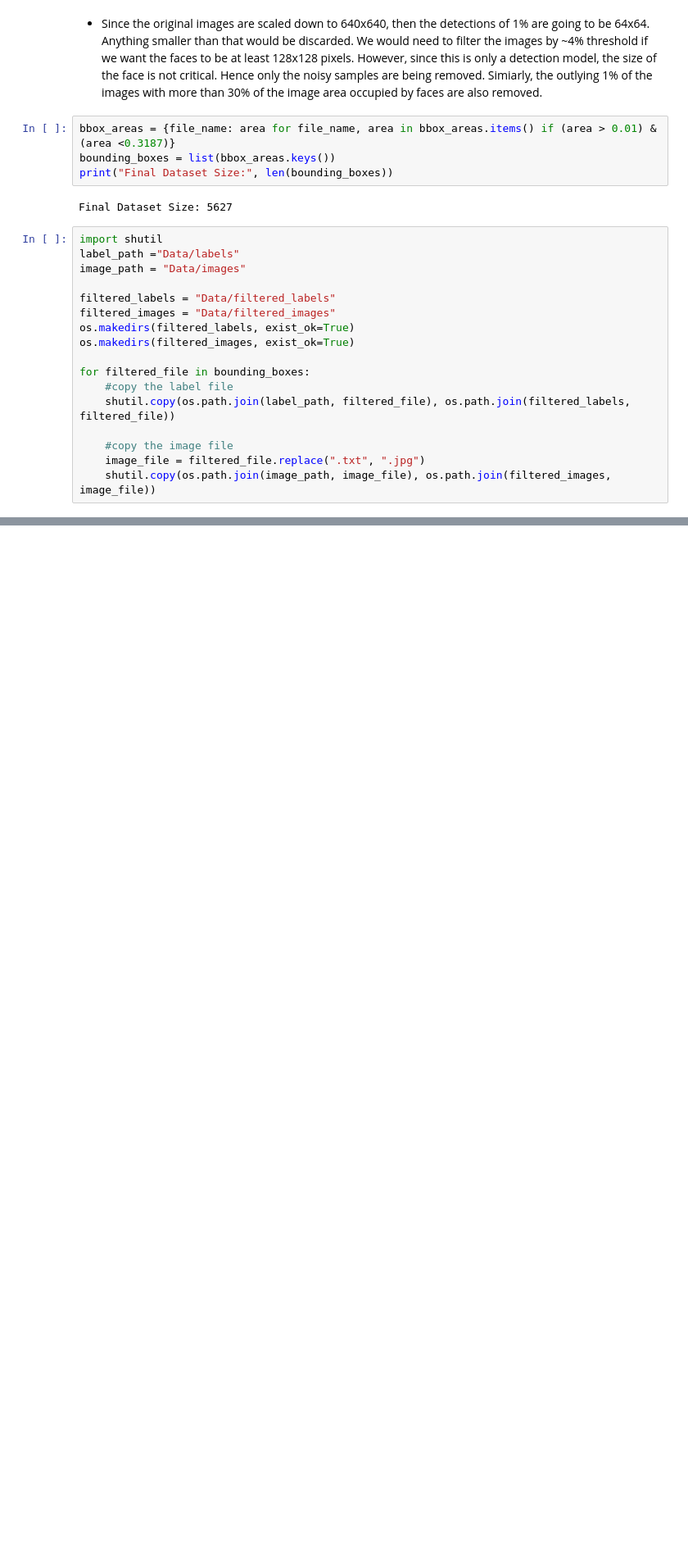
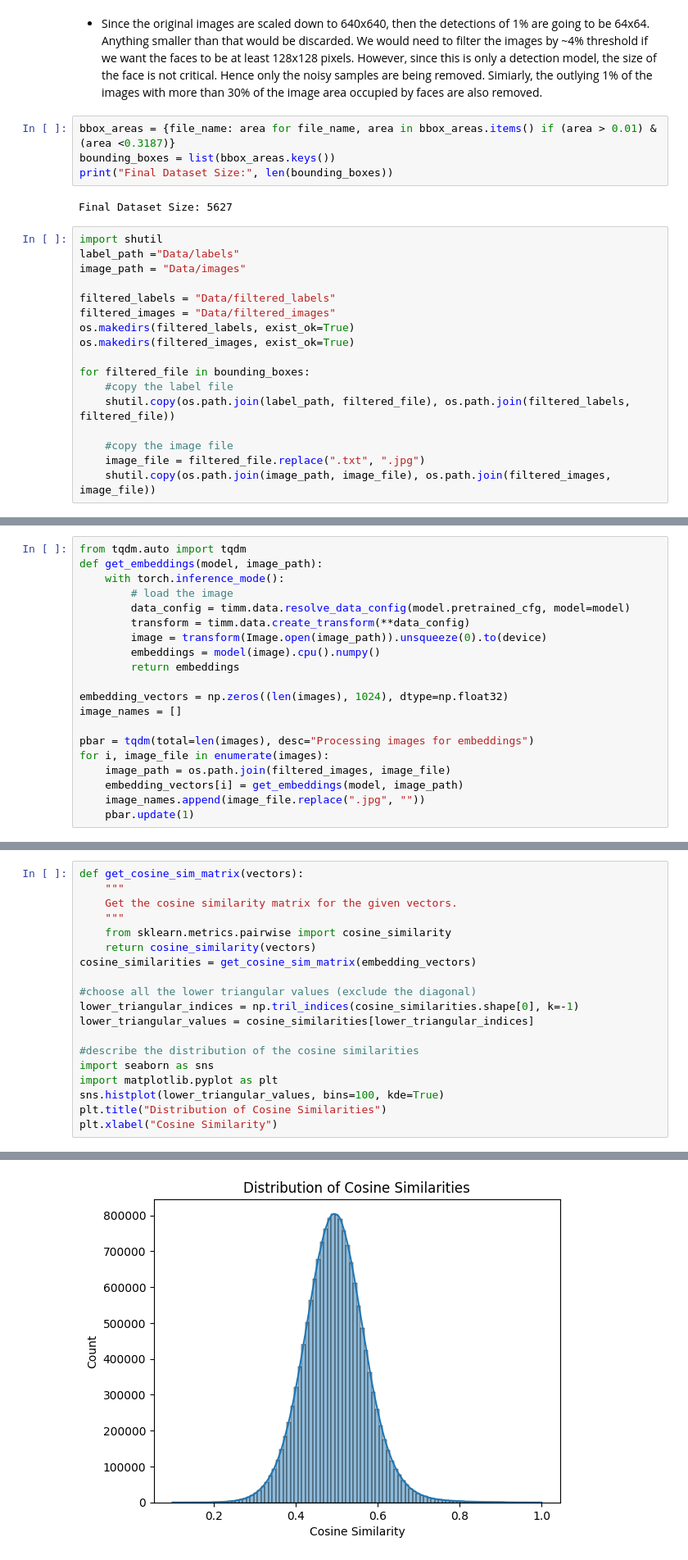
Before and after one commit to Akhil-Theerthala/Task1-Face-Detection-Rust, a Jupyter notebook: data_filter.ipynb, the cells around one changed output, grey strips where cells are left out. Shown at 82% size. Saved outputs shown, nothing was run; the diff lists cells and outputs as text; blank space fills up the shorter version.

Commit message:
Filtering the similar samples from the dataset

```diff
--- a/data_filter.ipynb
+++ b/data_filter.ipynb
@@ -85,0 +124,20 @@ for filtered_file in bounding_boxes:
+# %%
+from tqdm.auto import tqdm
+def get_embeddings(model, image_path):
+    with torch.inference_mode():
+        # load the image
+        data_config = timm.data.resolve_data_config(model.pretrained_cfg, model=model)
+        transform = timm.data.create_transform(**data_config)
+        image = transform(Image.open(image_path)).unsqueeze(0).to(device)
+        embeddings = model(image).cpu().numpy()
+        return embeddings
+
+embedding_vectors = np.zeros((len(images), 1024), dtype=np.float32)
+image_names = []
+
+pbar = tqdm(total=len(images), desc="Processing images for embeddings")
+for i, image_file in enumerate(images):
+    image_path = os.path.join(filtered_images, image_file)
+    embedding_vectors[i] = get_embeddings(model, image_path)
+    image_names.append(image_file.replace(".jpg", ""))
+    pbar.update(1)
@@ -85,0 +150,20 @@ for filtered_file in bounding_boxes:
+# %%
+def get_cosine_sim_matrix(vectors):
+    """
+    Get the cosine similarity matrix for the given vectors.
+    """
+    from sklearn.metrics.pairwise import cosine_similarity
+    return cosine_similarity(vectors)
+cosine_similarities = get_cosine_sim_matrix(embedding_vectors)
+
+#choose all the lower triangular values (exclude the diagonal)
+lower_triangular_indices = np.tril_indices(cosine_similarities.shape[0], k=-1)
+lower_triangular_values = cosine_similarities[lower_triangular_indices]
+
+#describe the distribution of the cosine similarities
+import seaborn as sns
+import matplotlib.pyplot as plt
+sns.histplot(lower_triangular_values, bins=100, kde=True)
+plt.title("Distribution of Cosine Similarities")
+plt.xlabel("Cosine Similarity")
+# %% [output]
@@ -85,0 +171 @@ for filtered_file in bounding_boxes:
+[figure, added]
```
Also changed, not shown: parts of 12 cells of this notebook.
